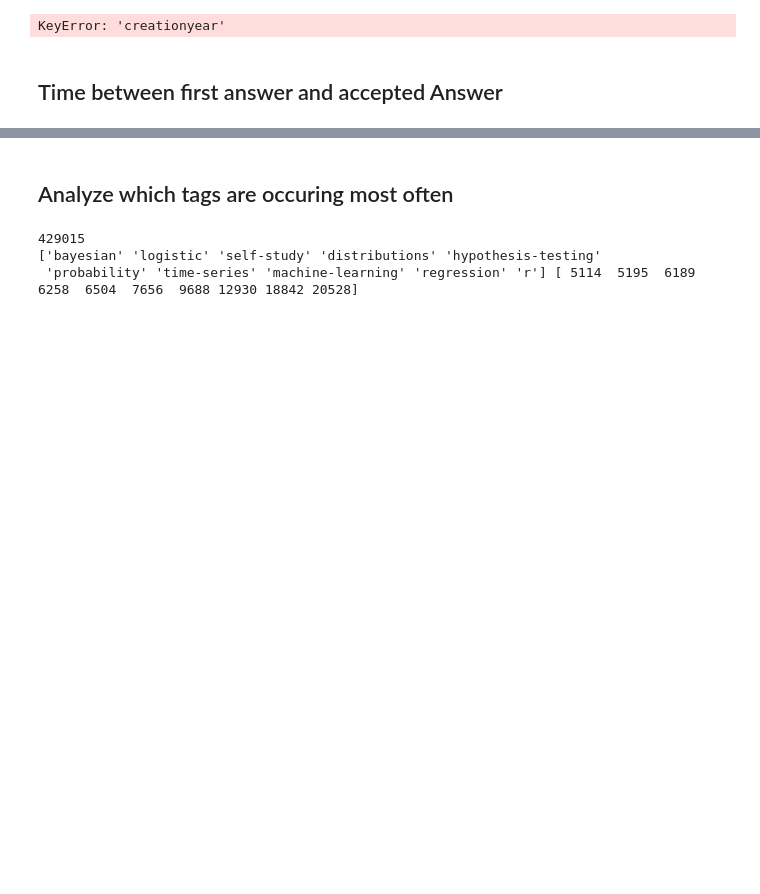
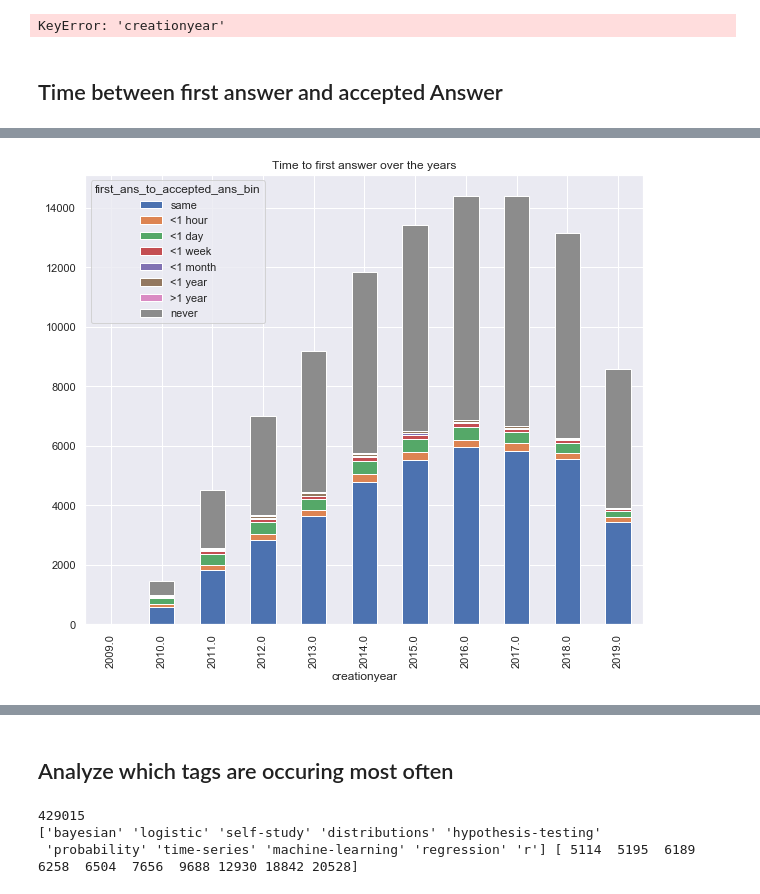
Before and after one commit to elvisnava/DSLab-StackOverflow, a Jupyter notebook: data-exploration/1_Overview.ipynb, the cells around one changed output, grey strips where cells are left out. Saved outputs shown, nothing was run; the diff lists cells and outputs as text; code cells hidden in the pictures; blank space fills up the shorter version.

```diff
--- a/data-exploration/1_Overview.ipynb
+++ b/data-exploration/1_Overview.ipynb
@@ -199,3 +194,11 @@ Text(0.5, 1.0, 'Time from first answer to accepted answer')
+# %%
+first_to_accepted_with_bins.groupby(['creationyear', 'first_ans_to_accepted_ans_bin']).size().reset_index()\
+    .pivot(index='first_ans_to_accepted_ans_bin', columns='creationyear', values=0)\
+    .reindex(['same', '<1 hour', '<1 day', '<1 week', '<1 month', '<1 year', '>1 year', 'never']).T\
+    .plot(kind='bar', stacked=True, figsize=(10,8.27)).set_title('Time to first answer over the years')
+plt.show()
+# %% [output]
+[figure, added]
 # %%
 ## Users Age when they answer questions
 # %%
```
Also changed, not shown: parts of 5 cells of this notebook, 1 other file.
